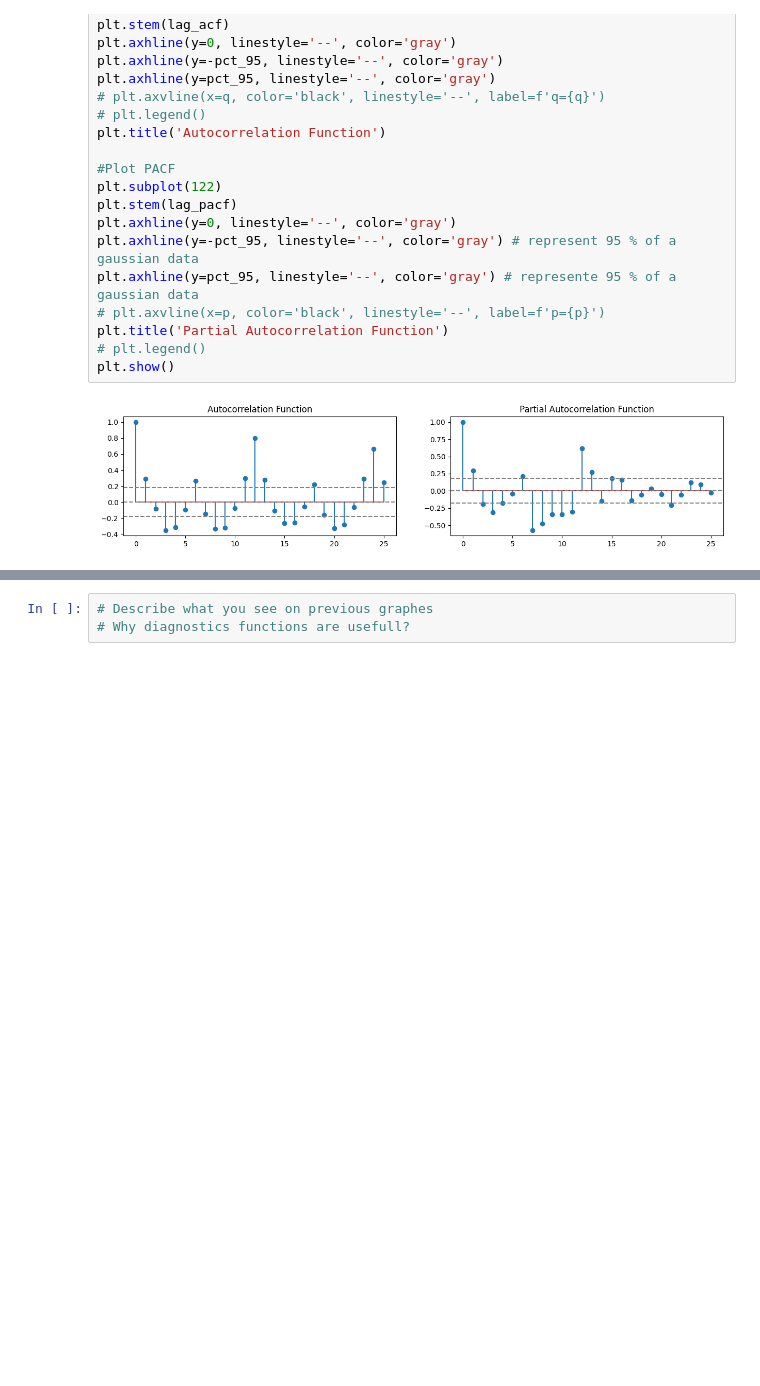
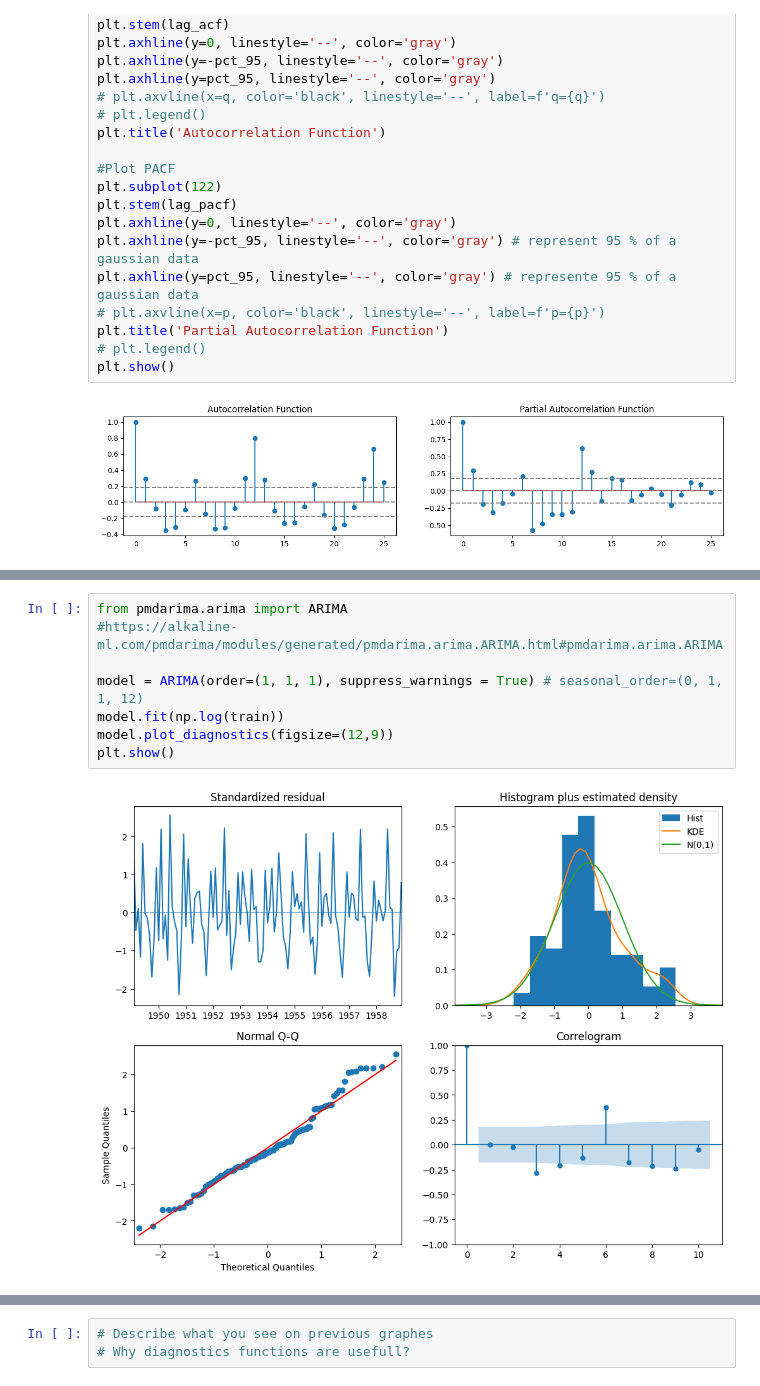
Before and after one commit to LexouLam/ML6, a Jupyter notebook: notebook/AL2_2023_Campus_ML6-NB2_AlexandraLamotte.ipynb, the cells around one changed output, grey strips where cells are left out. Saved outputs shown, nothing was run; the diff lists cells and outputs as text; blank space fills up the shorter version.

```diff
--- a/notebook/AL2_2023_Campus_ML6-NB2_AlexandraLamotte.ipynb
+++ b/notebook/AL2_2023_Campus_ML6-NB2_AlexandraLamotte.ipynb
@@ -266,0 +281,10 @@ Even this model presents a seasonality, try modeling as ARIMA(1, 1, 1)
+# %%
+from pmdarima.arima import ARIMA
+#https://alkaline-ml.com/pmdarima/modules/generated/pmdarima.arima.ARIMA.html#pmdarima.arima.ARIMA
+
+model = ARIMA(order=(1, 1, 1), suppress_warnings = True) # seasonal_order=(0, 1, 1, 12)
+model.fit(np.log(train))
+model.plot_diagnostics(figsize=(12,9))
+plt.show()
+# %% [output]
+[figure, added]
```
Also changed, not shown: parts of 21 cells of this notebook.
